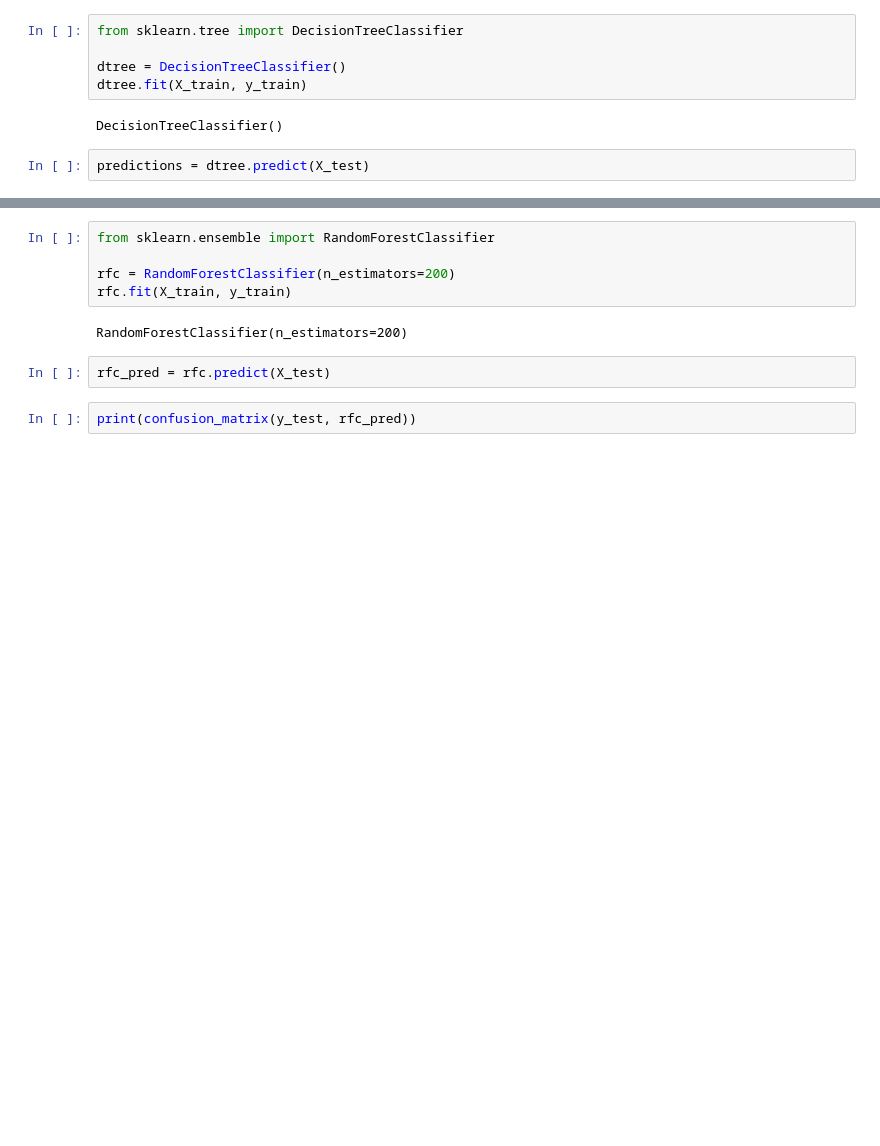
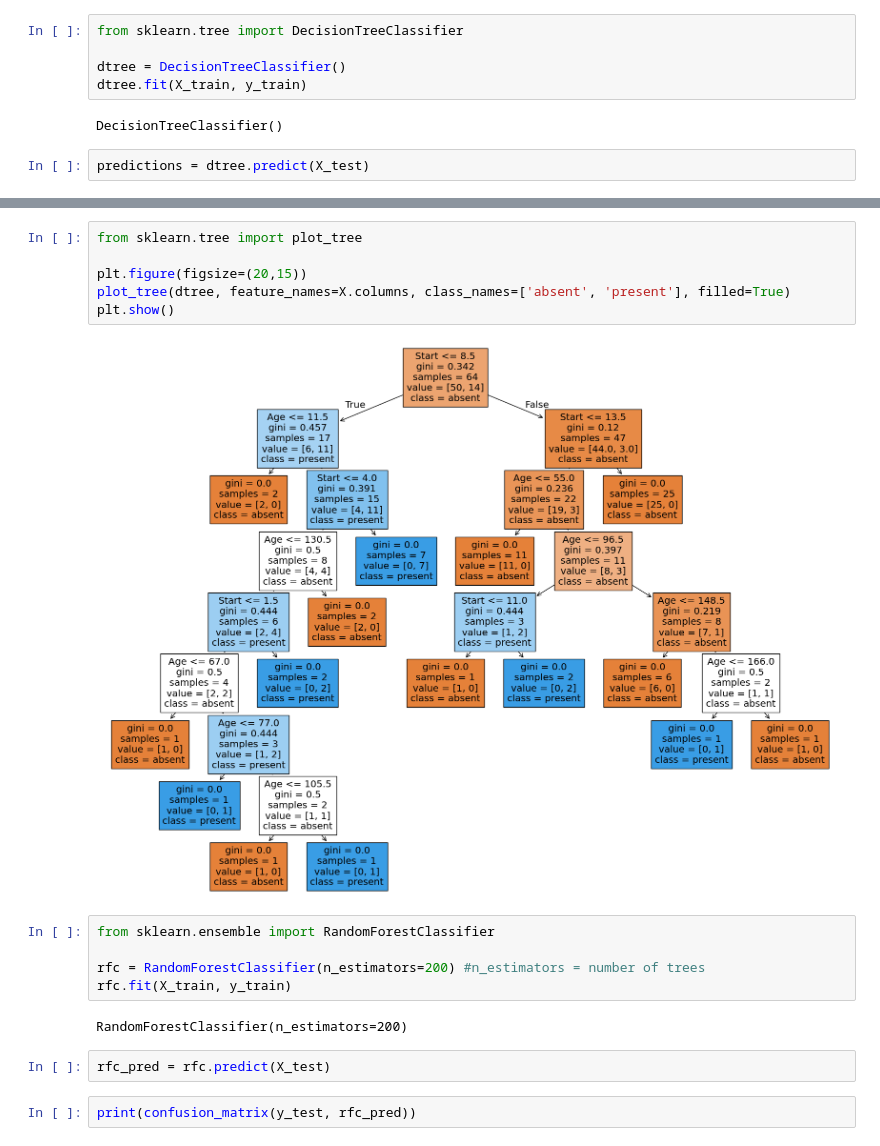
Before and after one commit to zumpious/learning_ml, a Jupyter notebook: algorithms/decision_trees_and_random_forest/decision_trees_and_random_forest.ipynb, the cells around one changed output, grey strips where cells are left out. Drawn from its saved outputs; the diff is of its cells as text; blank space fills up the shorter version.

Commit message:
Finish dtree and rfc exploration and exercise notebook

```diff
--- a/algorithms/decision_trees_and_random_forest/decision_trees_and_random_forest.ipynb
+++ b/algorithms/decision_trees_and_random_forest/decision_trees_and_random_forest.ipynb
@@ -56,7 +57,15 @@ weighted avg       0.72      0.65      0.68        17
+# %%
+from sklearn.tree import plot_tree
+
+plt.figure(figsize=(20,15))
+plot_tree(dtree, feature_names=X.columns, class_names=['absent', 'present'], filled=True)
+plt.show()
+# %% [output]
+[figure, added]
 # %%
 from sklearn.ensemble import RandomForestClassifier
 
-rfc = RandomForestClassifier(n_estimators=200)
+rfc = RandomForestClassifier(n_estimators=200) #n_estimators = number of trees
 rfc.fit(X_train, y_train)
 # %% [output]
 RandomForestClassifier(n_estimators=200)
```
Also changed, not shown: parts of 6 cells of this notebook, 2 other files.
